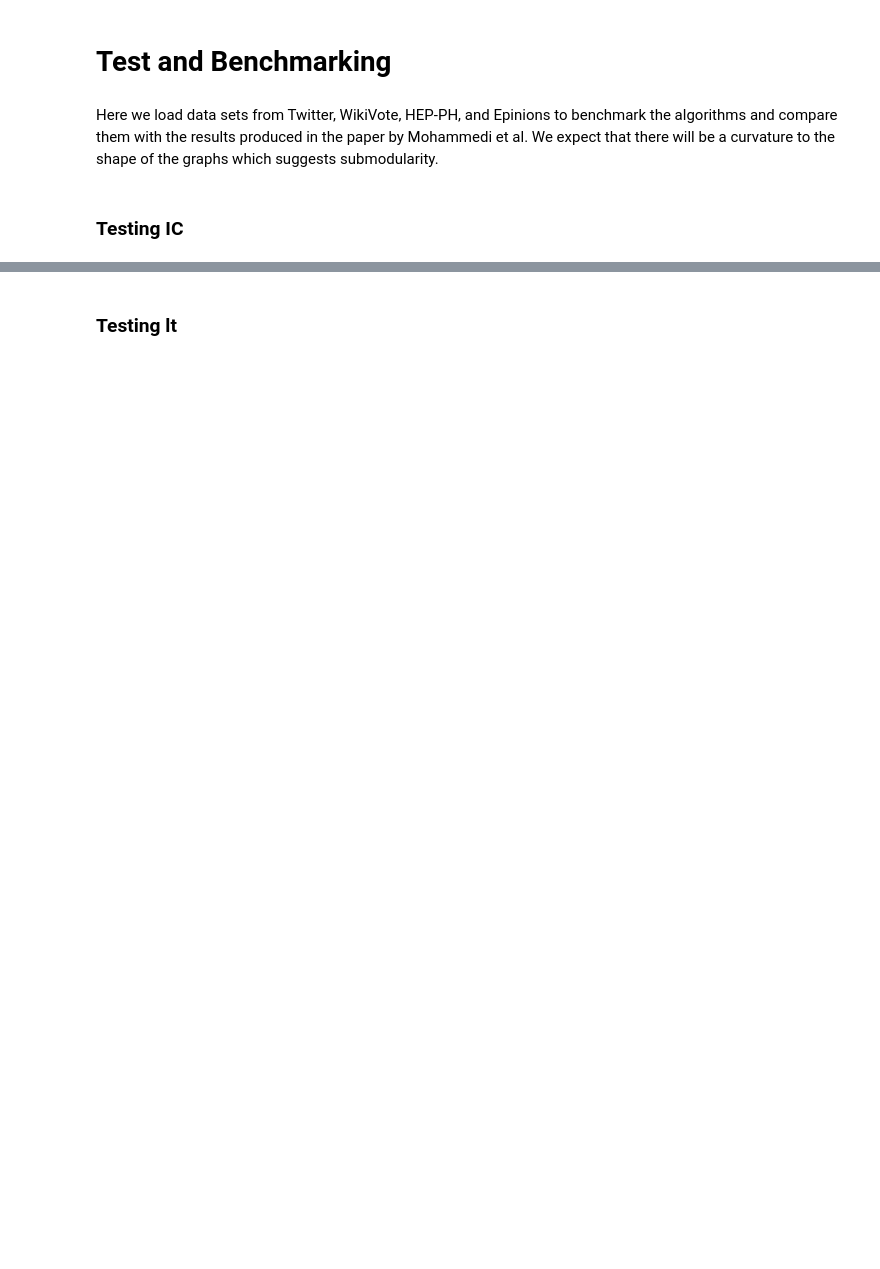
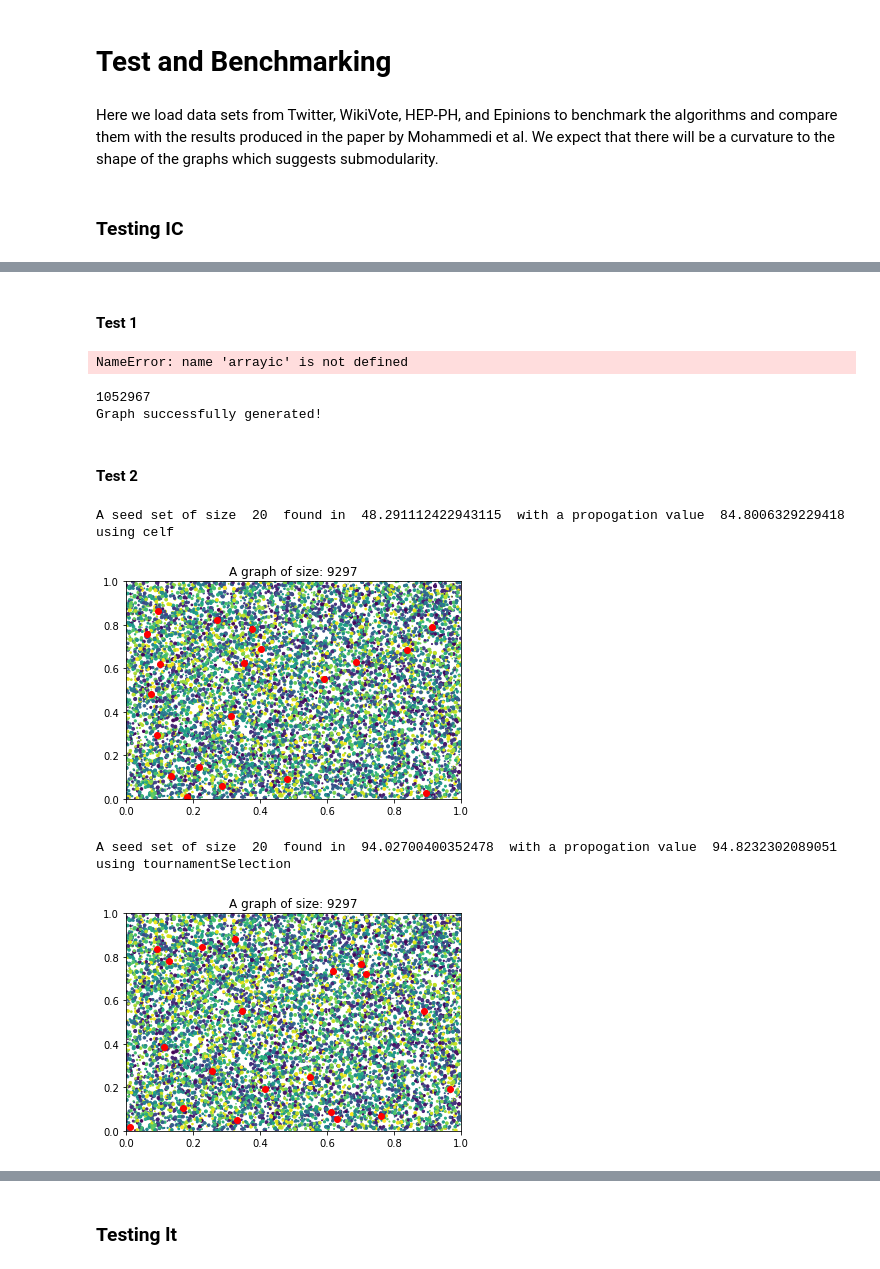
Before and after one commit to GDTNguyen/Influence-maximisation-Networks, a Jupyter notebook: influencemaximisation/InfluenceMaximisation.ipynb, the cells around one changed output, grey strips where cells are left out. Drawn from its saved outputs; the diff is of its cells as text; code cells hidden in the pictures; blank space fills up the shorter version.

Commit message:
iteration1

```diff
--- a/influencemaximisation/InfluenceMaximisation.ipynb
+++ b/influencemaximisation/InfluenceMaximisation.ipynb
@@ -968,5 +1012,5 @@ def initialiseGraph(numNodes, path):
 # %%
 epinions = initialiseGraph(75879, "Datasets/soc-Epinions1.txt")
 wikivote = initialiseGraph(8297, "Datasets/wiki-Vote.txt")
-hepph = initialiseGraph(34546, "Datasets/cit-HepPh.txt")
+hepph = initialiseGraph(34546, "Datasets/cit-HepPh.txt", "hepph")
 # %%
@@ -995,4 +1022,0 @@ def pvseedSetic(method, graph, p=0.5):
-# %%
-resultsic = []
-for method in arrayic:
-    resultsic.append(pvseedSetic(method, wikivote, 0.025), "wikivote")
@@ -1011,0 +1023,4 @@ for method in arrayic:
+# %%
+# helper function
+def namestr(obj, namespace):
+    return [name for name in namespace if namespace[name] is obj]
@@ -1011,0 +1060,68 @@ for method in arrayic:
+# %% [markdown]
+#### Test 1
+# %%
+# TEST 1 - solving strategies on real world social networks(estimate solve time 2 days)
+for method in arrayic:
+    resultslt = []
+    print("Run " + str(method.__name__) + ", type yes or no")
+
+    if not input() == "yes":
+        continue
+
+    for dataset in datasets:
+        resultslt.append(pvseedSetic(method, dataset, 0.025) + [str(namestr(dataset, globals())[0])])
+        print("Test finished for method : ", str(method.__name__), " on data set " ,str(namestr(dataset, globals())[0]))
+
+    with open("Additional Tests/" + str(method.__name__) + " ic" +".txt", "w") as txt_file:
+        for line2 in resultslt:
+            for line in line2:
+                txt_file.write(" ".join(str(line)) + "\n")
+# %% [output]
+NameError: name 'arrayic' is not defined
+# %%
+def visualise(method, graph, seedSetSize, p=0.5, ff=exponential, mc=100):
+    """
+    input: method - solving strategy, graph - network, seedSetSize - size of seed set, p - activation probability, ff - freshness function, mc - number of iterations
+    output: graph with seed set plotted
+    """
+
+    start = time.time()
+    result = method(graph, seedSetSize, p, mc, ff)
+    end = time.time()
+    pVSim = ic(graph, result[0], p, 3)
+
+    print("A seed set of size ", seedSetSize, " found in ", end-start, " with a propogation value ", pVSim, " using", str(method.__name__))
+
+    # sketch the seed nodes
+    graphSize = graph.GetNodes()
+
+    # sketches the graph
+    x, y, s, c = np.random.rand(4, graphSize)
+    s *= 10
+    figsrc, axsrc = plt.subplots()
+    axsrc.set(xlim=(0, 1), ylim=(0, 1), autoscale_on=False, title='A graph of size: ' + str(graphSize))
+    axsrc.scatter(x, y, s, c)
+
+    for node in result[0]:
+        plt.plot(x[int(node)], y[int(node)], 'ro')
+
+    plt.rcParams["figure.figsize"] = (200,100)
+    plt.show()
+# %%
+graph99 = gen_ts_graph(100000, 5)
+# %% [output]
+1052967
+Graph successfully generated!
+# %% [markdown]
+#### Test 2
+# %%
+# TEST 2
+%matplotlib inline
+visualise(celf, wikivote, 20, 0.025, exponential, 1)
+%matplotlib inline
+visualise(tournamentSelection, wikivote, 20, 0.025, exponential, 1)
+# %% [output]
+A seed set of size  20  found in  48.291112422943115  with a propogation value  84.8006329229418  using celf
+[figure, added]
+A seed set of size  20  found in  94.02700400352478  with a propogation value  94.8232302089051  using tournamentSelection
+[figure, added]
```
Also changed, not shown: parts of 67 cells of this notebook, 4 other files.
